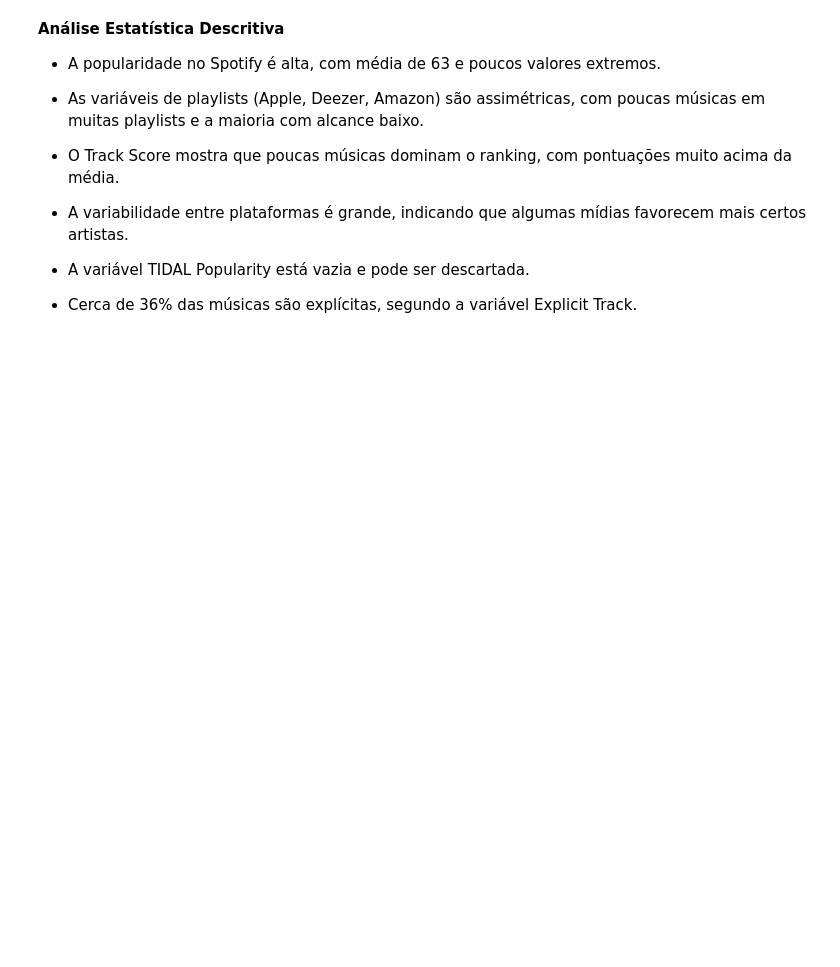
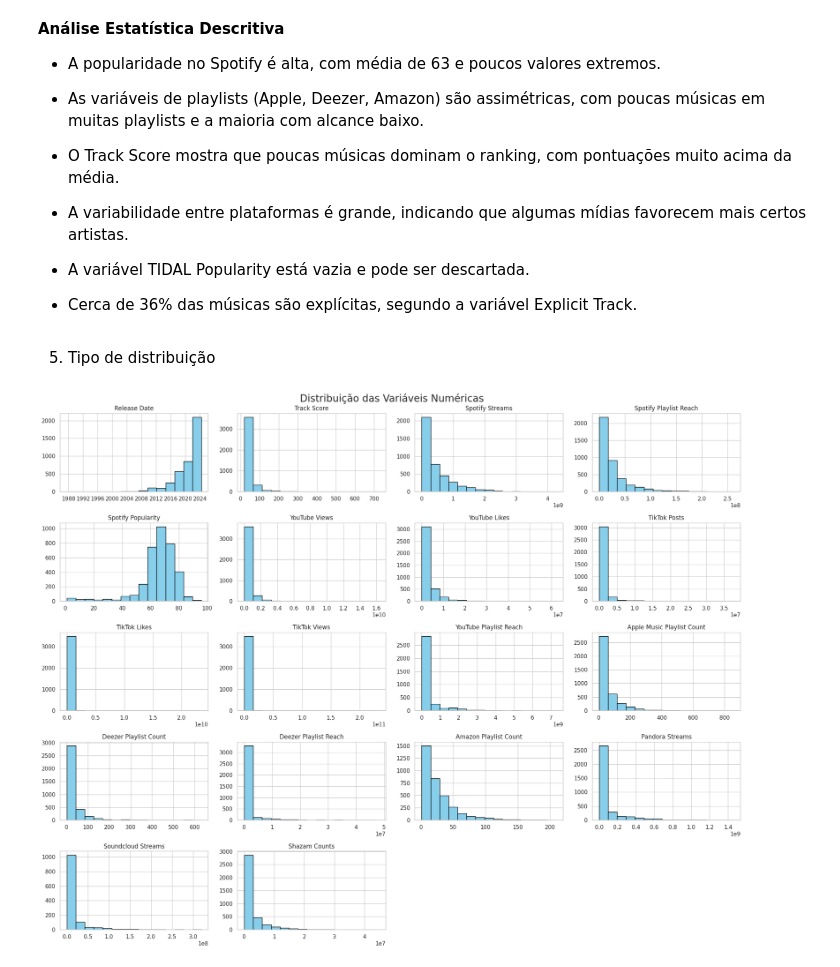
Before and after one commit to vitorlooo/AnaliseDados_projeto1, a Jupyter notebook: ProjetoMusicas.ipynb, the cells around one changed output. Saved outputs shown, nothing was run; the diff lists cells and outputs as text; code cells hidden in the pictures; blank space fills up the shorter version.

Commit message:
Boxplot e Histogramas

```diff
--- a/ProjetoMusicas.ipynb
+++ b/ProjetoMusicas.ipynb
@@ -231,3 +228,16 @@ df.describe()
 * A variável TIDAL Popularity está vazia e pode ser descartada.
 
 * Cerca de 36% das músicas são explícitas, segundo a variável Explicit Track.
+# %% [markdown]
+5. Tipo de distribuição
+# %%
+# Ajuste do estilo dos gráficos
+sns.set_theme(style="whitegrid", palette='rocket')
+
+# Gera todos os histogramas de colunas numéricas do df_limpo
+df_limpo.hist(bins=15, figsize=(20, 16), color='skyblue', edgecolor='black')
+plt.suptitle('Distribuição das Variáveis Numéricas', fontsize=20)
+plt.tight_layout()
+plt.show()
+# %% [output]
+[figure, added]
```
Also changed, not shown: parts of 9 cells of this notebook.
